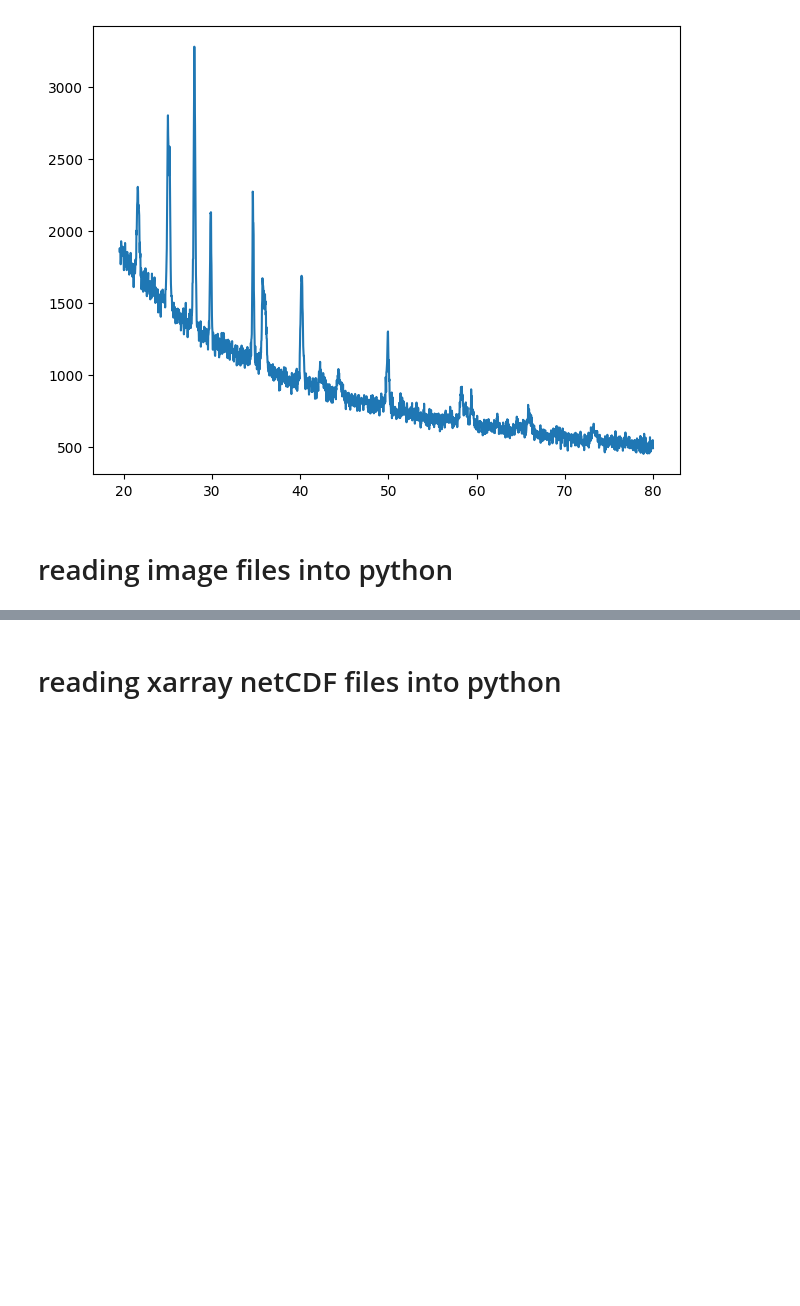
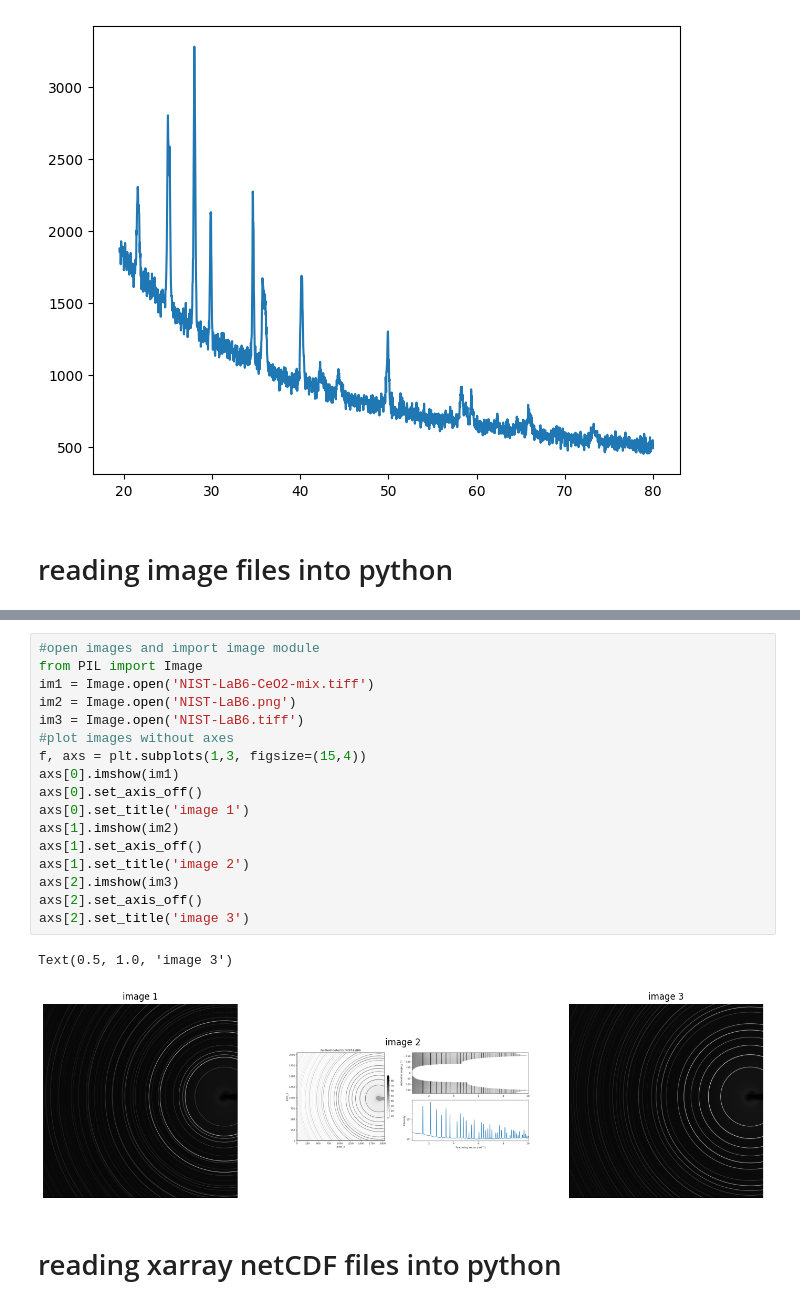
Before and after one commit to MehmetTopsakal/pySULI, a Jupyter notebook: notebooks/000.read_research_data_into_python.ipynb, the cells around one changed output, grey strips where cells are left out. Cells and saved outputs as stored; diff of their text form; blank space fills up the shorter version.

Commit message:
image plotting with PIL and Matplotlib

```diff
--- a/notebooks/000.read_research_data_into_python.ipynb
+++ b/notebooks/000.read_research_data_into_python.ipynb
@@ -163,3 +169,23 @@ plt.plot(sheetX['Angles'],sheetX['Intensities'])
+# %%
+#open images and import image module
+from PIL import Image
+im1 = Image.open('NIST-LaB6-CeO2-mix.tiff')
+im2 = Image.open('NIST-LaB6.png')
+im3 = Image.open('NIST-LaB6.tiff')
+#plot images without axes
+f, axs = plt.subplots(1,3, figsize=(15,4))
+axs[0].imshow(im1)
+axs[0].set_axis_off()
+axs[0].set_title('image 1')
+axs[1].imshow(im2)
+axs[1].set_axis_off()
+axs[1].set_title('image 2')
+axs[2].imshow(im3)
+axs[2].set_axis_off()
+axs[2].set_title('image 3')
+# %% [output]
+Text(0.5, 1.0, 'image 3')
+[figure, added]
 # %% [markdown]
 # reading xarray netCDF files into python
 # %% [markdown]
```
Also changed, not shown: parts of 2 cells of this notebook.
